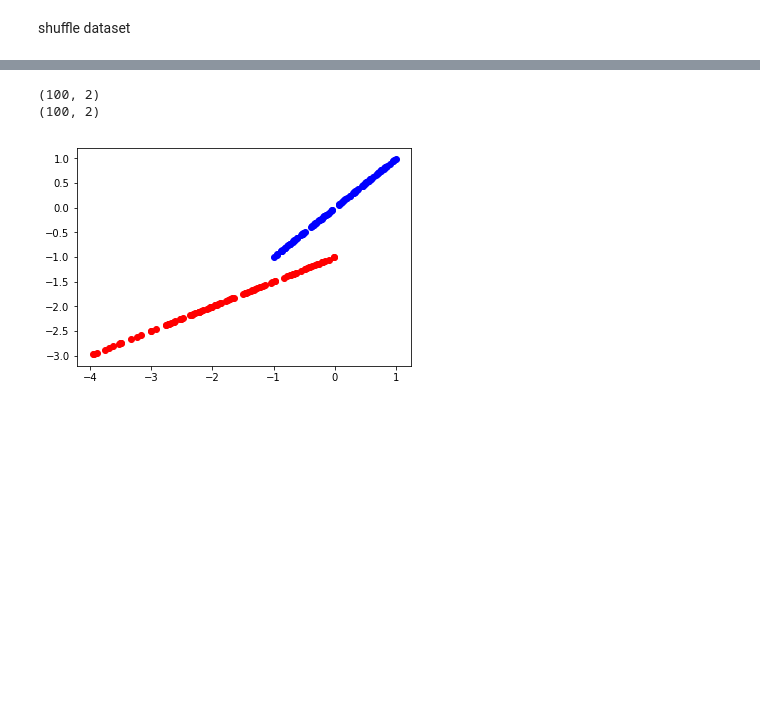
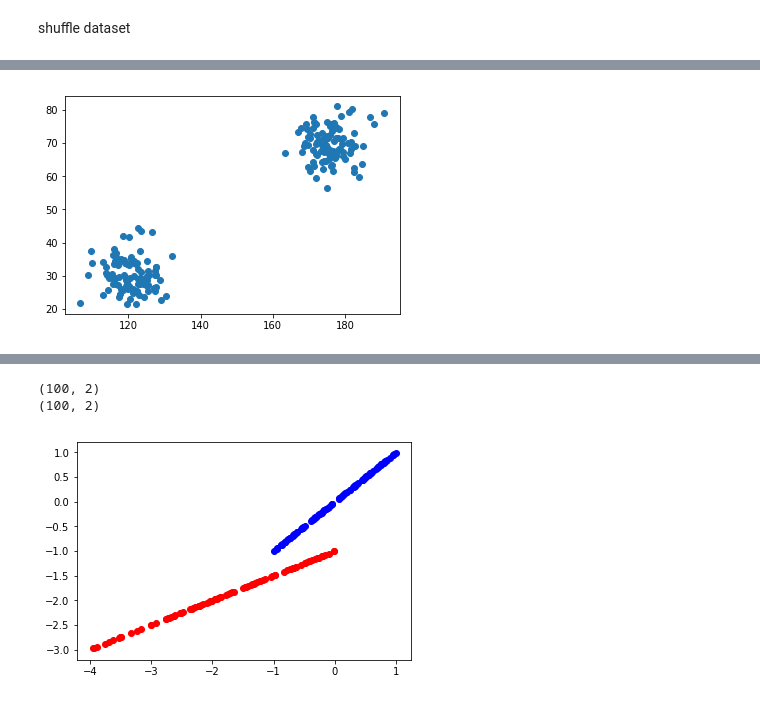
Before and after one commit to hukim1112/lab2, a Jupyter notebook: Untitled1.ipynb, the cells around one changed output, grey strips where cells are left out. Cells and saved outputs as stored; diff of their text form; code cells hidden in the pictures; blank space fills up the shorter version.

```diff
--- a/Untitled1.ipynb
+++ b/Untitled1.ipynb
@@ -66,0 +129,7 @@ print(dataset[:10])
+# %%
+total_dataset = np.concatenate((adult_dataset , child_dataset))
+total_dataset = np.concatenate( (total_dataset, label), axis = 1  )
+
+np.random.shuffle(total_dataset) # Shuffle dataset
+print(total_dataset[:10])
+print(total_dataset.shape)
@@ -66,0 +148,9 @@ print(dataset[:10])
+# %%
+total_dataset.shape
+
+fig = plt.figure()
+ax1 = fig.add_subplot(111)
+ax1.scatter(total_dataset[:,0], total_dataset[:,1])
+plt.show()
+# %% [output]
+[figure, added]
```
Also changed, not shown: parts of 15 cells of this notebook.
